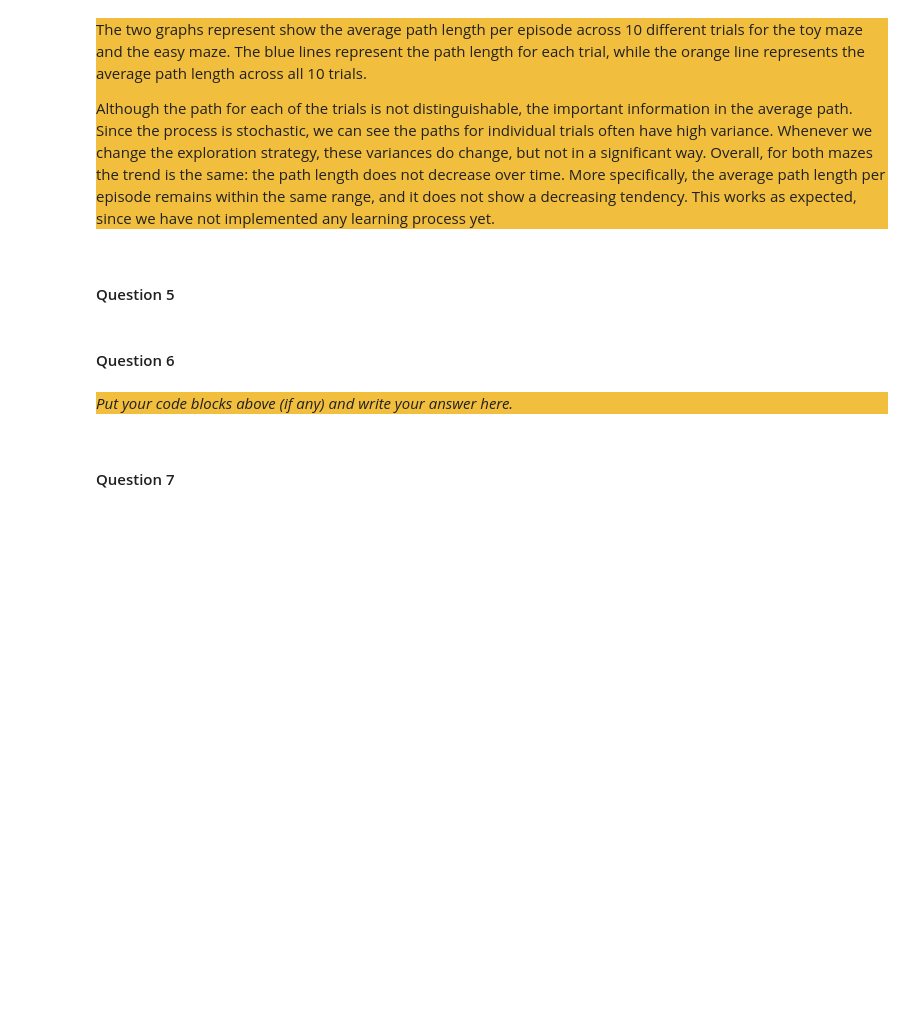
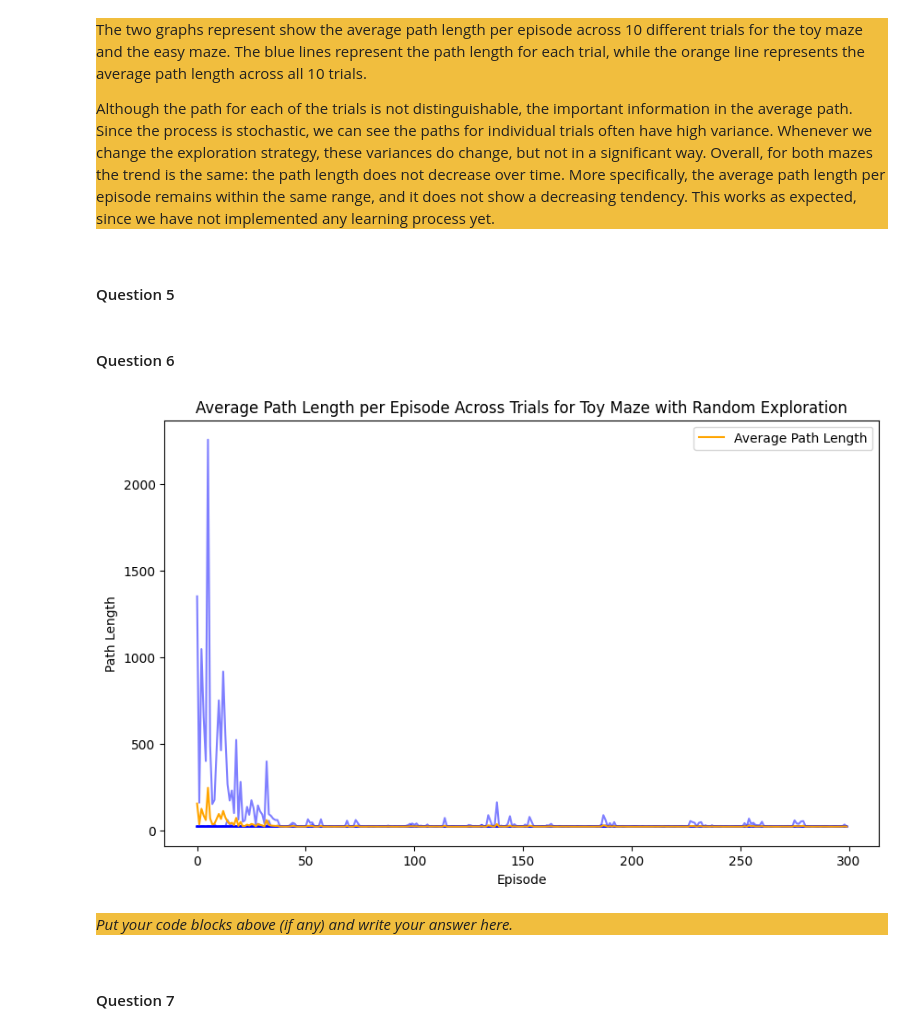
Before and after one commit to daniallegue/Reinforcement-Learning, a Jupyter notebook: src/Main.ipynb, the cells around one changed output. Cells and saved outputs as stored; diff of their text form; code cells hidden in the pictures; blank space fills up the shorter version.

Commit message:
Working Q-learning and SARSA

```diff
--- a/src/Main.ipynb
+++ b/src/Main.ipynb
@@ -541,7 +546,7 @@ class SARSA:
         # Update the Q-table with the new Q-value
         self.q_table.set_q(state, action, updated_q)
 # %%
-def run_learning_episodes_with_learning(maze, agent, exploration_strategy, exploration_strategy_name, learner, n_episodes=300, epsilon=0.01, temperature=0.2, max_steps=30000):
+def run_learning_episodes_with_learning(maze, agent, exploration_strategy, exploration_strategy_name, learner, learning_method,  n_episodes=300, epsilon=0.01, temperature=0.2, max_steps=30000):
     """
     Runs multiple episodes of the reinforcement learning process with stopping criteria based on max steps and convergence.
 
@@ -592,19 +597,67 @@ def run_learning_episodes_with_learning(maze, agent, exploration_strategy, explo
             if total_steps >= max_steps:  # Check again in case max steps reached within the episode
                 break
 
-            learner.learn(current_state, action, reward, next_state, done)
+            possible_actions = agent.get_valid_actions(maze)
+            next_action = exploration_strategy.random(agent, maze)
+
+            if learning_method == "QL":
+                learner.learn(possible_actions, current_state, action, next_state, reward, done)
+            elif learning_method == "SARSA":
+                learner.learn(current_state, action, next_state, next_action, reward, done)
 
         episode_rewards.append(total_reward)
         episode_lengths.append(steps)
 
         # Check for convergence
-        if len(episode_lengths) >= 10 and len(set(episode_lengths[-10:])) == 1:
-            print(f"Convergence criterion reached at episode {episode + 1}. Path length stable for last 15 episodes.")
-            break
+        # if len(episode_lengths) >= 10 and len(set(episode_lengths[-10:])) == 1:
+        #     print(f"Convergence criterion reached at episode {episode + 1}. Path length stable for last 15 episodes.")
+        #     break
 
     return episode_rewards, episode_lengths
 # %% [markdown]
 #### Question 6
+# %%
+# Run toy maze
+toy_maze = Maze("./../data/toy_maze.txt")
+toy_maze.set_reward(x=9, y=9, reward=10)
+toy_maze.set_terminal(x=9, y=9)
+# Create an Agent.
+agent = Agent(start_x=0, start_y=0)
+# Create a QTable.
+states_toy = toy_maze.get_all_states()
+actions_toy = [Action(id) for id in ["up", "down", "left", "right"]]
+q_table_toy = QTable(states_toy, actions_toy)
+# Create an ExplorationStrategy.
+exploration_strategy = ExplorationStrategy(q_table_toy)
+learner = SARSA(q_table_toy, {"lr": 0.2, "gamma": 0.95})
+
+# Run the average of 10 different runs for 300 episodes each, with the same exploration strategy and stopping criteria
+episode_lengths_random = []
+episode_lengths_greedy = []
+episode_lengths_boltzmann = []
+for _ in range(10):
+    _, episode_lengths_toy_rand = run_learning_episodes_with_learning(toy_maze, agent, exploration_strategy, 'e-greedy', learner, "SARSA", 300, 0.01, 0.2, 30000)
+    episode_lengths_random.append(episode_lengths_toy_rand)
+
+# Padding the lengths to the same size
+max_length = max(len(trial) for trial in episode_lengths_random)
+padded_lengths_rand = [trial + [trial[-1]] * (max_length - len(trial)) for trial in episode_lengths_random]
+average_path_lengths_random = np.mean(padded_lengths_rand, axis=0)
+
+
+# Plotting each of the exploration strategies
+plt.figure(figsize=(10, 6))
+for trial in episode_lengths_random:
+    plt.plot(trial, color='blue', alpha=0.5)
+plt.plot(average_path_lengths_random, color='orange', label='Average Path Length')  # Average in orange
+
+plt.xlabel('Episode')
+plt.ylabel('Path Length')
+plt.title('Average Path Length per Episode Across Trials for Toy Maze with Random Exploration')
+plt.legend()
+plt.show()
+# %% [output]
+[figure, added]
 # %% [markdown]
 <div style="background-color:#f1be3e">
 
```
Also changed, not shown: parts of 3 cells of this notebook.
